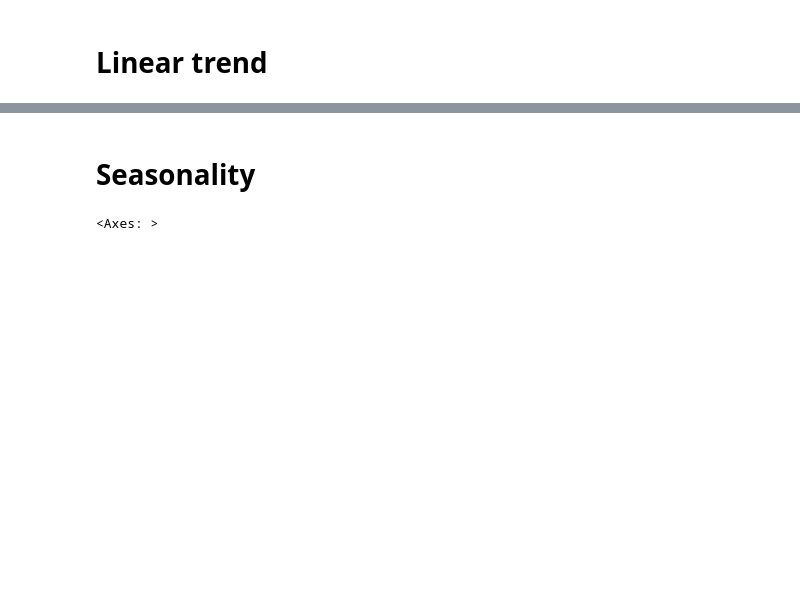
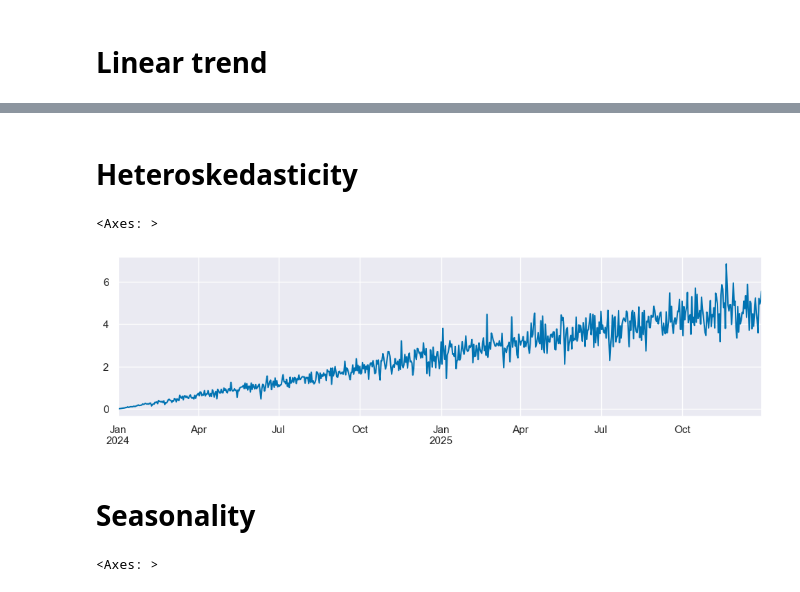
Before and after one commit to vpekar/bf, a Jupyter notebook: unit_3/DGP.ipynb, the cells around one changed output, grey strips where cells are left out. Cells and saved outputs as stored; diff of their text form; code cells hidden in the pictures; blank space fills up the shorter version.

```diff
--- a/unit_3/DGP.ipynb
+++ b/unit_3/DGP.ipynb
@@ -103,3 +107,14 @@ df["Linear trend + RN"].plot(figsize=(12, 3), use_index=True)
+# %% [markdown]
+# Heteroskedasticity
+# %%
+trend = linear_trend(nobs, y_start=0, y_stop=5)
+h = heteroscedasticity(nobs, rate=0.001)
+
+df["Linear trend + heteroscedasticity"] = trend + h
+df["Linear trend + heteroscedasticity"].plot(figsize=(12, 3), use_index=True)
+# %% [output]
+<Axes: >
+[figure, added]
 # %% [markdown]
 # Seasonality
 # %%
```
Also changed, not shown: parts of 7 cells of this notebook, 2 other files.
